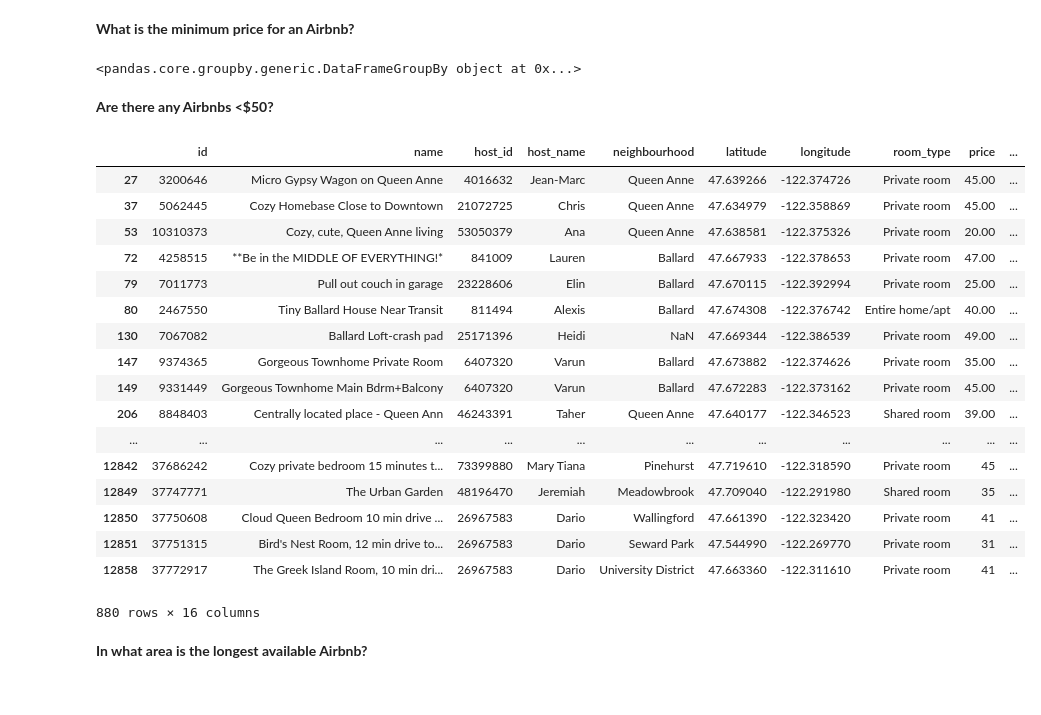
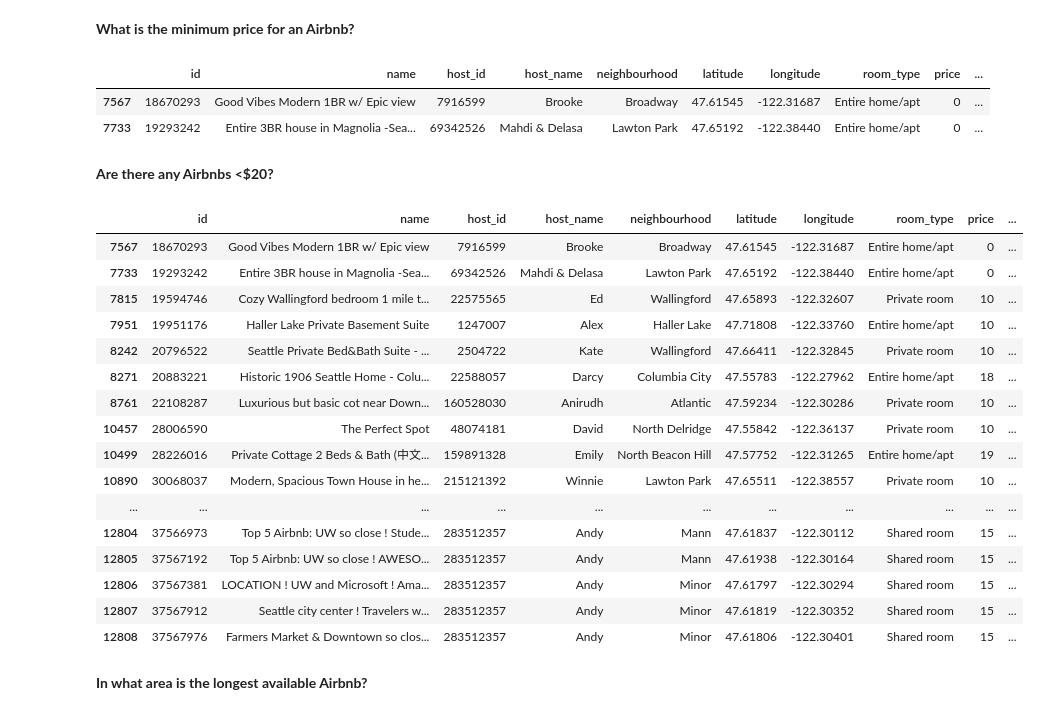
Before and after one commit to kaylalee44/dubhacks2019, a Jupyter notebook: data_analysis.ipynb, the cells around one changed output. Drawn from its saved outputs; the diff is of its cells as text; code cells hidden in the pictures.

Commit message:
more data analysis

```diff
--- a/data_analysis.ipynb
+++ b/data_analysis.ipynb
@@ -94,32 +114,33 @@ __In what neighborhoods are Airbnbs the least expensive?__
 # %% [markdown]
 __What is the minimum price for an Airbnb?__
-# %%
-airbnbs.groupby("neighbourhood")
-# %% [output]
-<pandas.core.groupby.generic.DataFrameGroupBy object at 0x...>
+# %%
+airbnbs[airbnbs['price'] == min(airbnbs['price'])]
+# %% [output]
+|  | id | name | host_id | host_name | neighbourhood | latitude | longitude | room_type | price | ... |
+| 7567 | 18670293 | Good Vibes Modern 1BR w/ Epic view | 7916599 | Brooke | Broadway | 47.61545 | -122.31687 | Entire home/apt | 0 | ... |
+| 7733 | 19293242 | Entire 3BR house in Magnolia -Sea... | 69342526 | Mahdi & Delasa | Lawton Park | 47.65192 | -122.38440 | Entire home/apt | 0 | ... |
 # %% [markdown]
-__Are there any Airbnbs <$50?__
+__Are there any Airbnbs <$20?__
 # %%
-airbnbs[airbnbs["price"] < 50]
+airbnbs[airbnbs["price"] < 20]
 # %% [output]
 |  | id | name | host_id | host_name | neighbourhood | latitude | longitude | room_type | price | ... |
-| 27 | 3200646 | Micro Gypsy Wagon on Queen Anne | 4016632 | Jean-Marc | Queen Anne | 47.639266 | -122.374726 | Private room | 45.00 | ... |
-| 37 | 5062445 | Cozy Homebase Close to Downtown | 21072725 | Chris | Queen Anne | 47.634979 | -122.358869 | Private room | 45.00 | ... |
-| 53 | 10310373 | Cozy, cute, Queen Anne living | 53050379 | Ana | Queen Anne | 47.638581 | -122.375326 | Private room | 20.00 | ... |
-| 72 | 4258515 | **Be in the MIDDLE OF EVERYTHING!* | 841009 | Lauren | Ballard | 47.667933 | -122.378653 | Private room | 47.00 | ... |
-| 79 | 7011773 | Pull out couch in garage | 23228606 | Elin | Ballard | 47.670115 | -122.392994 | Private room | 25.00 | ... |
-| 80 | 2467550 | Tiny Ballard House Near Transit | 811494 | Alexis | Ballard | 47.674308 | -122.376742 | Entire home/apt | 40.00 | ... |
-| 130 | 7067082 | Ballard Loft-crash pad | 25171396 | Heidi | NaN | 47.669344 | -122.386539 | Private room | 49.00 | ... |
-| 147 | 9374365 | Gorgeous Townhome Private Room | 6407320 | Varun | Ballard | 47.673882 | -122.374626 | Private room | 35.00 | ... |
-| 149 | 9331449 | Gorgeous Townhome Main Bdrm+Balcony | 6407320 | Varun | Ballard | 47.672283 | -122.373162 | Private room | 45.00 | ... |
-| 206 | 8848403 | Centrally located place - Queen Ann | 46243391 | Taher | Queen Anne | 47.640177 | -122.346523 | Shared room | 39.00 | ... |
+| 7567 | 18670293 | Good Vibes Modern 1BR w/ Epic view | 7916599 | Brooke | Broadway | 47.61545 | -122.31687 | Entire home/apt | 0 | ... |
+| 7733 | 19293242 | Entire 3BR house in Magnolia -Sea... | 69342526 | Mahdi & Delasa | Lawton Park | 47.65192 | -122.38440 | Entire home/apt | 0 | ... |
+| 7815 | 19594746 | Cozy Wallingford bedroom 1 mile t... | 22575565 | Ed | Wallingford | 47.65893 | -122.32607 | Private room | 10 | ... |
+| 7951 | 19951176 | Haller Lake Private Basement Suite | 1247007 | Alex | Haller Lake | 47.71808 | -122.33760 | Entire home/apt | 10 | ... |
+| 8242 | 20796522 | Seattle Private Bed&Bath Suite - ... | 2504722 | Kate | Wallingford | 47.66411 | -122.32845 | Private room | 10 | ... |
+| 8271 | 20883221 | Historic 1906 Seattle Home - Colu... | 22588057 | Darcy | Columbia City | 47.55783 | -122.27962 | Entire home/apt | 18 | ... |
+| 8761 | 22108287 | Luxurious but basic cot near Down... | 160528030 | Anirudh | Atlantic | 47.59234 | -122.30286 | Private room | 10 | ... |
+| 10457 | 28006590 | The Perfect Spot | 48074181 | David | North Delridge | 47.55842 | -122.36137 | Private room | 10 | ... |
+| 10499 | 28226016 | Private Cottage 2 Beds & Bath (中文... | 159891328 | Emily | North Beacon Hill | 47.57752 | -122.31265 | Entire home/apt | 19 | ... |
+| 10890 | 30068037 | Modern, Spacious Town House in he... | 215121392 | Winnie | Lawton Park | 47.65511 | -122.38557 | Private room | 10 | ... |
 | ... | ... | ... | ... | ... | ... | ... | ... | ... | ... | ... |
-| 12842 | 37686242 | Cozy private bedroom 15 minutes t... | 73399880 | Mary Tiana | Pinehurst | 47.719610 | -122.318590 | Private room | 45 | ... |
-| 12849 | 37747771 | The Urban Garden | 48196470 | Jeremiah | Meadowbrook | 47.709040 | -122.291980 | Shared room | 35 | ... |
-| 12850 | 37750608 | Cloud Queen Bedroom 10 min drive ... | 26967583 | Dario | Wallingford | 47.661390 | -122.323420 | Private room | 41 | ... |
-| 12851 | 37751315 | Bird's Nest Room, 12 min drive to... | 26967583 | Dario | Seward Park | 47.544990 | -122.269770 | Private room | 31 | ... |
-| 12858 | 37772917 | The Greek Island Room, 10 min dri... | 26967583 | Dario | University District | 47.663360 | -122.311610 | Private room | 41 | ... |
+| 12804 | 37566973 | Top 5 Airbnb: UW so close ! Stude... | 283512357 | Andy | Mann | 47.61837 | -122.30112 | Shared room | 15 | ... |
+| 12805 | 37567192 | Top 5 Airbnb: UW so close ! AWESO... | 283512357 | Andy | Mann | 47.61938 | -122.30164 | Shared room | 15 | ... |
+| 12806 | 37567381 | LOCATION ! UW and Microsoft ! Ama... | 283512357 | Andy | Minor | 47.61797 | -122.30294 | Shared room | 15 | ... |
+| 12807 | 37567912 | Seattle city center ! Travelers w... | 283512357 | Andy | Minor | 47.61819 | -122.30352 | Shared room | 15 | ... |
+| 12808 | 37567976 | Farmers Market & Downtown so clos... | 283512357 | Andy | Minor | 47.61806 | -122.30401 | Shared room | 15 | ... |
-880 rows × 16 columns
 # %% [markdown]
 __In what area is the longest available Airbnb?__
 # %% [markdown]
```
Also changed, not shown: parts of 2 cells of this notebook.
